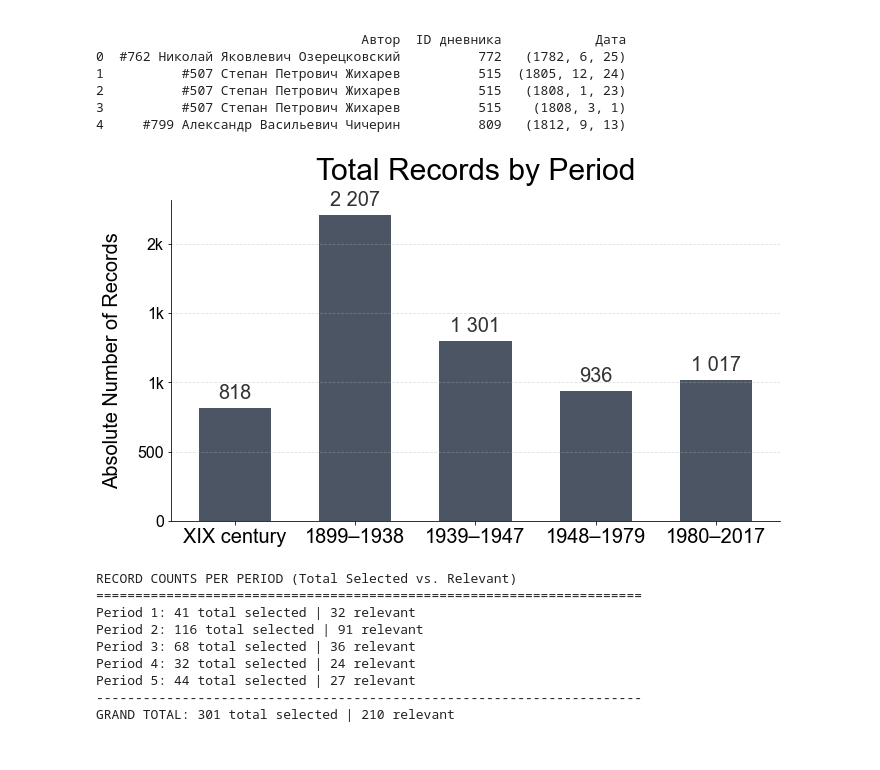
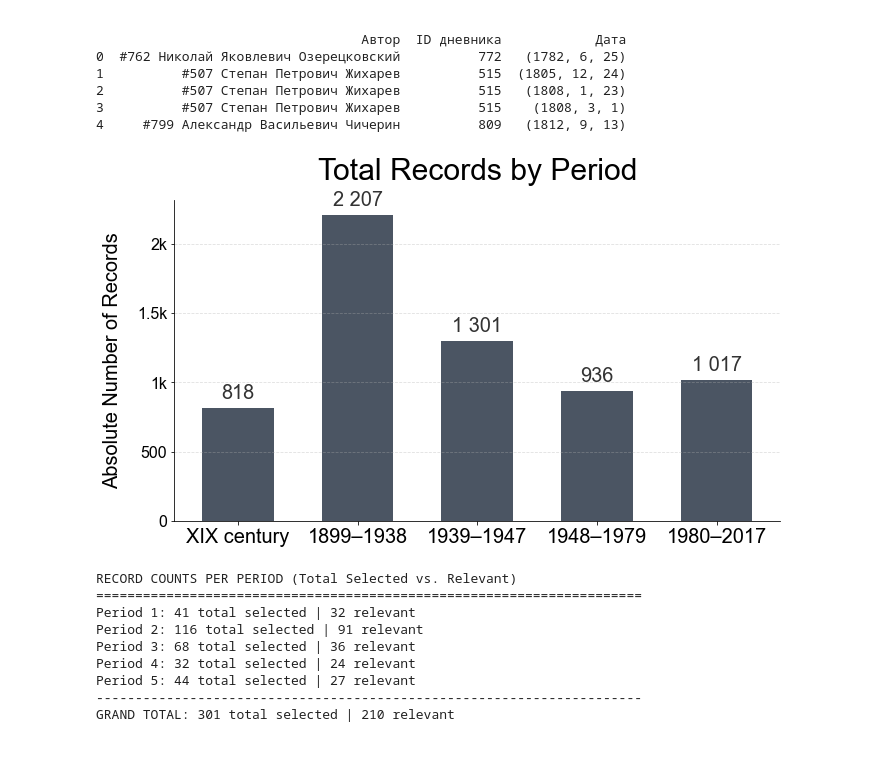
Before and after one commit to vicintina/prozhito-heat-analysis, a Jupyter notebook: prozhito_heat.ipynb, the cells around one changed output. Drawn from its saved outputs; the diff is of its cells as text; code cells hidden in the pictures.

```diff
--- a/prozhito_heat.ipynb
+++ b/prozhito_heat.ipynb
@@ -151,35 +151,35 @@ plt.rcParams.update({
 
 fig, ax = plt.subplots(figsize=(10, 6))
 
 bars = ax.bar(periods, total_records, color=bar_color, width=0.6)
 
 for bar in bars:
     height = bar.get_height()
     formatted_height = f"{int(height):,}".replace(",", " ")
 
     ax.annotate(
         formatted_height,
         xy=(bar.get_x() + bar.get_width() / 2, height),
         xytext=(0, 5),
         textcoords="offset points",
         ha='center',
         va='bottom',
         fontsize=20,
         color='#333333'
     )
 
 ax.set_title("Total Records by Period", pad=20)
 ax.set_ylabel("Absolute Number of Records", labelpad=15)
 
-ax.yaxis.set_major_formatter(ticker.FuncFormatter(lambda x, pos: f"{int(x/1000)}k" if x >= 1000 else int(x)))
+ax.yaxis.set_major_formatter(ticker.FuncFormatter(lambda x, pos: f"{x/1000:g}k" if x >= 1000 else int(x)))
 
 ax.spines['top'].set_visible(False)
 ax.spines['right'].set_visible(False)
 ax.grid(axis='y', linestyle='--', alpha=0.4)
 
 plt.show()
 # %% [output]
-[figure, old version]
+[figure, new version]
 # %%
 # ==========================================
 # TAG COMBINATION LOGIC & PERIOD STATISTICS
```
Also changed, not shown: parts of 1 cell of this notebook.
